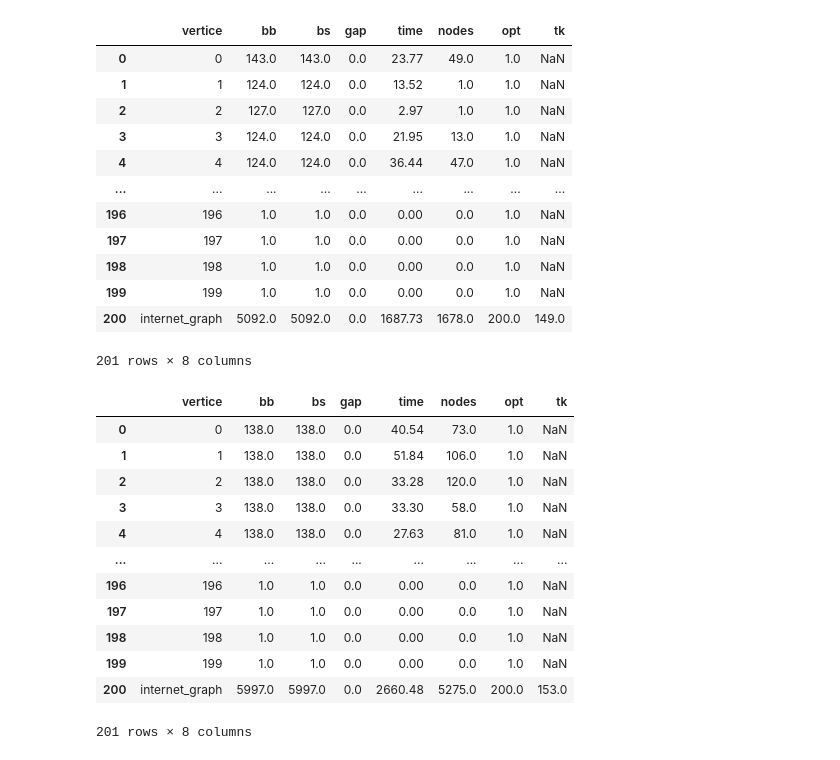
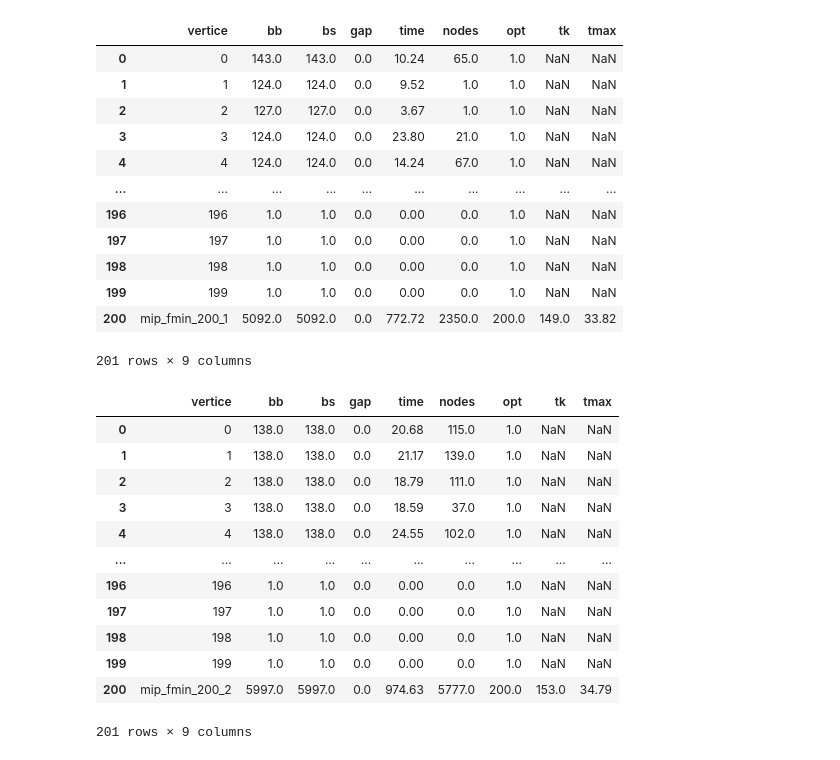
Before and after one commit to jesusossian/tukey, a Jupyter notebook: notebook/results_mip_internet.ipynb, the cells around one changed output. Cells and saved outputs as stored; diff of their text form; code cells hidden in the pictures.

Commit message:
updated internet

```diff
--- a/notebook/results_mip_internet.ipynb
+++ b/notebook/results_mip_internet.ipynb
@@ -8,48 +8,49 @@ method_="mip"
 # %%
 form_="fmin"
 dim_=200
 id_=1
 
 file=f"../result/{inst_}/{method_}/{method_}_{form_}_{inst_}_{dim_}_{id_}.txt"
 
 df = pd.DataFrame()
 df = pd.read_csv(file,header=None,sep=';')
 
 table = pd.DataFrame()
 table = pd.concat([table, df], ignore_index=True)
 table.columns = ['vertice','bb','bs','gap','time','nodes','opt']
 
 resume = pd.DataFrame({
-    'vertice':f"{inst_}",
+    'vertice':f"{method_}_{form_}_{dim_}_{id_}",
     'bb':table["bb"].sum(),
     'bs':table["bs"].sum(),
     'gap':table['gap'].sum(),
     'time':table['time'].sum(),
     'nodes':table['nodes'].sum(),
     'opt':table['opt'].sum(),
-    "tk":table["bs"].max()
+    "tk":table["bs"].max(),
+    "tmax":table["time"].max()
     },index=[f"{form_}_{inst_}_{dim_}_{id_}"]
 )
 
 table = pd.concat([table, resume], ignore_index=True)
 mip_internet_fmin_200_1 = table
 mip_internet_fmin_200_1
 
 #print(mip_internet_fmin_200_1[['vertice','bb','bs','gap','time','nodes','opt']].to_latex(index=False,float_format="%.2f"))
 # %% [output]
-|  | vertice | bb | bs | gap | time | nodes | opt | tk |
-| 0 | 0 | 143.0 | 143.0 | 0.0 | 23.77 | 49.0 | 1.0 | NaN |
-| 1 | 1 | 124.0 | 124.0 | 0.0 | 13.52 | 1.0 | 1.0 | NaN |
-| 2 | 2 | 127.0 | 127.0 | 0.0 | 2.97 | 1.0 | 1.0 | NaN |
-| 3 | 3 | 124.0 | 124.0 | 0.0 | 21.95 | 13.0 | 1.0 | NaN |
-| 4 | 4 | 124.0 | 124.0 | 0.0 | 36.44 | 47.0 | 1.0 | NaN |
-| ... | ... | ... | ... | ... | ... | ... | ... | ... |
-| 196 | 196 | 1.0 | 1.0 | 0.0 | 0.00 | 0.0 | 1.0 | NaN |
-| 197 | 197 | 1.0 | 1.0 | 0.0 | 0.00 | 0.0 | 1.0 | NaN |
-| 198 | 198 | 1.0 | 1.0 | 0.0 | 0.00 | 0.0 | 1.0 | NaN |
-| 199 | 199 | 1.0 | 1.0 | 0.0 | 0.00 | 0.0 | 1.0 | NaN |
-| 200 | internet_graph | 5092.0 | 5092.0 | 0.0 | 1687.73 | 1678.0 | 200.0 | 149.0 |
+|  | vertice | bb | bs | gap | time | nodes | opt | tk | tmax |
+| 0 | 0 | 143.0 | 143.0 | 0.0 | 10.24 | 65.0 | 1.0 | NaN | NaN |
+| 1 | 1 | 124.0 | 124.0 | 0.0 | 9.52 | 1.0 | 1.0 | NaN | NaN |
+| 2 | 2 | 127.0 | 127.0 | 0.0 | 3.67 | 1.0 | 1.0 | NaN | NaN |
+| 3 | 3 | 124.0 | 124.0 | 0.0 | 23.80 | 21.0 | 1.0 | NaN | NaN |
+| 4 | 4 | 124.0 | 124.0 | 0.0 | 14.24 | 67.0 | 1.0 | NaN | NaN |
+| ... | ... | ... | ... | ... | ... | ... | ... | ... | ... |
+| 196 | 196 | 1.0 | 1.0 | 0.0 | 0.00 | 0.0 | 1.0 | NaN | NaN |
+| 197 | 197 | 1.0 | 1.0 | 0.0 | 0.00 | 0.0 | 1.0 | NaN | NaN |
+| 198 | 198 | 1.0 | 1.0 | 0.0 | 0.00 | 0.0 | 1.0 | NaN | NaN |
+| 199 | 199 | 1.0 | 1.0 | 0.0 | 0.00 | 0.0 | 1.0 | NaN | NaN |
+| 200 | mip_fmin_200_1 | 5092.0 | 5092.0 | 0.0 | 772.72 | 2350.0 | 200.0 | 149.0 | 33.82 |
-201 rows × 8 columns
+201 rows × 9 columns
 # %%
 form_="fmin"
 dim_=200
@@ -65,14 +66,15 @@ table = pd.concat([table, df], ignore_index=True)
 table.columns = ['vertice','bb','bs','gap','time','nodes','opt']
 
 resume = pd.DataFrame({
-    'vertice':f"{inst_}",
+    'vertice':f"{method_}_{form_}_{dim_}_{id_}",
     'bb':table["bb"].sum(),
     'bs':table["bs"].sum(),
     'gap':table['gap'].sum(),
     'time':table['time'].sum(),
     'nodes':table['nodes'].sum(),
     'opt':table['opt'].sum(),
-    "tk":table["bs"].max()
+    "tk":table["bs"].max(),
+    "tmax":table["time"].max()
     },index=[f"{form_}_{inst_}_{dim_}_{id_}"]
 )
 
@@ -82,16 +84,16 @@ mip_internet_fmin_200_2
 
 #print(mip_internet_fmin_200_2[['vertice','bb','bs','gap','time','nodes','opt']].to_latex(index=False,float_format="%.2f"))
 # %% [output]
-|  | vertice | bb | bs | gap | time | nodes | opt | tk |
-| 0 | 0 | 138.0 | 138.0 | 0.0 | 40.54 | 73.0 | 1.0 | NaN |
-| 1 | 1 | 138.0 | 138.0 | 0.0 | 51.84 | 106.0 | 1.0 | NaN |
-| 2 | 2 | 138.0 | 138.0 | 0.0 | 33.28 | 120.0 | 1.0 | NaN |
-| 3 | 3 | 138.0 | 138.0 | 0.0 | 33.30 | 58.0 | 1.0 | NaN |
-| 4 | 4 | 138.0 | 138.0 | 0.0 | 27.63 | 81.0 | 1.0 | NaN |
-| ... | ... | ... | ... | ... | ... | ... | ... | ... |
-| 196 | 196 | 1.0 | 1.0 | 0.0 | 0.00 | 0.0 | 1.0 | NaN |
-| 197 | 197 | 1.0 | 1.0 | 0.0 | 0.00 | 0.0 | 1.0 | NaN |
-| 198 | 198 | 1.0 | 1.0 | 0.0 | 0.00 | 0.0 | 1.0 | NaN |
-| 199 | 199 | 1.0 | 1.0 | 0.0 | 0.00 | 0.0 | 1.0 | NaN |
-| 200 | internet_graph | 5997.0 | 5997.0 | 0.0 | 2660.48 | 5275.0 | 200.0 | 153.0 |
+|  | vertice | bb | bs | gap | time | nodes | opt | tk | tmax |
+| 0 | 0 | 138.0 | 138.0 | 0.0 | 20.68 | 115.0 | 1.0 | NaN | NaN |
+| 1 | 1 | 138.0 | 138.0 | 0.0 | 21.17 | 139.0 | 1.0 | NaN | NaN |
+| 2 | 2 | 138.0 | 138.0 | 0.0 | 18.79 | 111.0 | 1.0 | NaN | NaN |
+| 3 | 3 | 138.0 | 138.0 | 0.0 | 18.59 | 37.0 | 1.0 | NaN | NaN |
+| 4 | 4 | 138.0 | 138.0 | 0.0 | 24.55 | 102.0 | 1.0 | NaN | NaN |
+| ... | ... | ... | ... | ... | ... | ... | ... | ... | ... |
+| 196 | 196 | 1.0 | 1.0 | 0.0 | 0.00 | 0.0 | 1.0 | NaN | NaN |
+| 197 | 197 | 1.0 | 1.0 | 0.0 | 0.00 | 0.0 | 1.0 | NaN | NaN |
+| 198 | 198 | 1.0 | 1.0 | 0.0 | 0.00 | 0.0 | 1.0 | NaN | NaN |
+| 199 | 199 | 1.0 | 1.0 | 0.0 | 0.00 | 0.0 | 1.0 | NaN | NaN |
+| 200 | mip_fmin_200_2 | 5997.0 | 5997.0 | 0.0 | 974.63 | 5777.0 | 200.0 | 153.0 | 34.79 |
-201 rows × 8 columns
+201 rows × 9 columns
```
Also changed, not shown: parts of 23 cells of this notebook, 50 other files.
